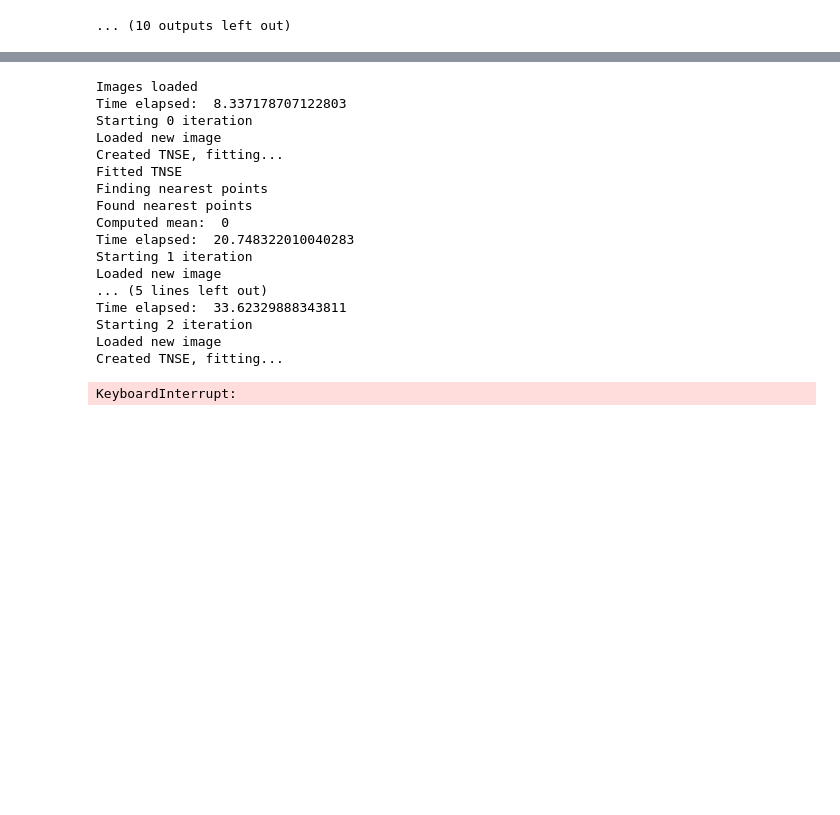
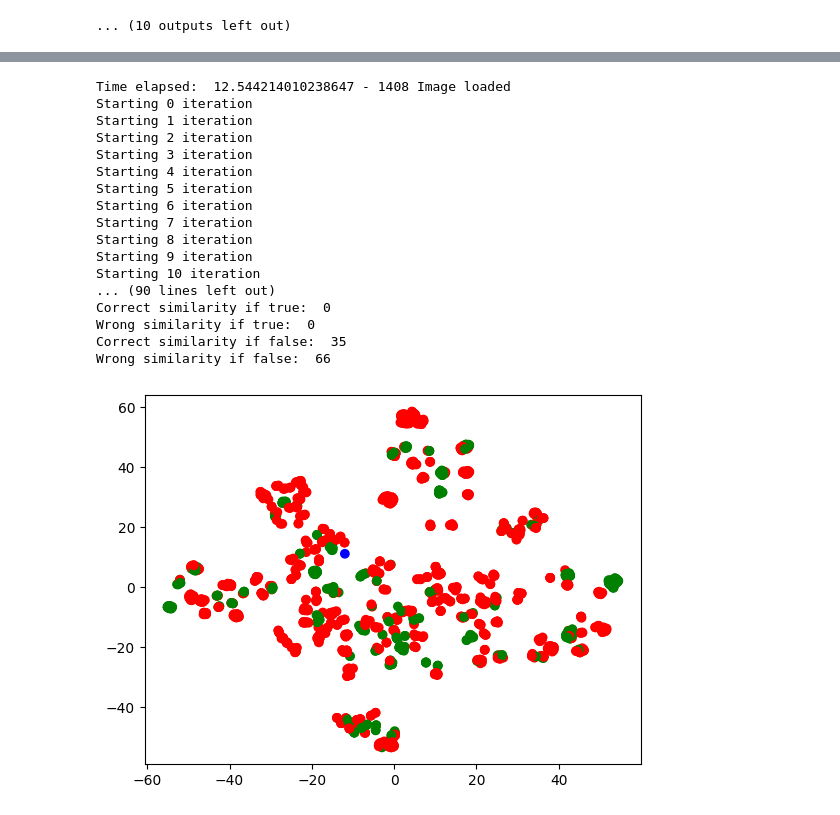
Before and after one commit to davidemodolo/Lung-Ultrasound-Image-Classifier, a Jupyter notebook: step_by_step_try.ipynb, the cells around one changed output, grey strips where cells are left out. Cells and saved outputs as stored; diff of their text form; code cells hidden in the pictures; blank space fills up the shorter version.

Commit message:
subset selected

```diff
--- a/step_by_step_try.ipynb
+++ b/step_by_step_try.ipynb
@@ -877,10 +934,17 @@ gc.enable()
 import time
 start = time.time()
 # Load the images and normalize them
-values = pd.read_csv("values_train.csv") #sm0, sm1, sm2, sm3, correct
+values = pd.read_csv("values_train.csv")
+# create a subset of the values due to the time required to compute the t-SNE
+# the idea is to keep the same number of images for each patient (based on the score)
+# select the same number of images for each score for each patient in the test_patients
+
 images = []
 colors = []
 for path in values["path"].values:
+    # check if path in paths_df["path"].values
+    if path not in paths_df["path"].values:
+        continue
     image = cv2.imread(path)
     image = cv2.resize(image, (256, 256)) # Resize the image to a fixed size
     image = cv2.cvtColor(image, cv2.COLOR_BGR2RGB) # Convert BGR to RGB
@@ -891,13 +955,10 @@ for path in values["path"].values:
     else:
         colors.append("red")
     del image
-    if(len(images) == 1000):
-        break
 
-print("Images loaded")
-# get timer now
 end = time.time()
-print("Time elapsed: ", end - start)
+print("Time elapsed: ", end - start, "-",len(images), "Image loaded")
+
 test_values = pd.read_csv("values_test.csv")
 # test_values = pd.read_csv("wrong_preds_test.csv")
 # random_index = np.random.randint(0, len(test_values))
@@ -907,10 +968,10 @@ correct_sim_if_true = 0
 correct_sim_if_false = 0
 iterations = len(test_values["path"].values)
 # shuffle the test values
-# test_values = test_values.sample(frac=1).reset_index(drop=True)
-# for with tqdm
+test_values = test_values.sample(frac=1).reset_index(drop=True)
 for index in range(iterations):
     print(f"Starting {index} iteration")
+    # start = time.time()
     new_image = cv2.imread(test_values.iloc[index]["path"])
     new_image = cv2.resize(new_image, (256, 256)) # Resize the image to a fixed size
     new_image = cv2.cvtColor(new_image, cv2.COLOR_BGR2RGB) # Convert BGR to RGB
@@ -924,77 +985,77 @@ for index in range(iterations):
         new_image = np.array(new_image)
         new_image = new_image.reshape(1, -1)
         images_flattened[len(images_flattened)-1] = new_image
-    print("Loaded new image")
+    # print("Loaded new image")
 
     # Fit the t-SNE model on the flattened images
     tsne = TSNE(n_components=2, verbose=0, perplexity=30, n_iter=1000)
-    print("Created TNSE, fitting...")
+    # print("Created TNSE, fitting...")
     tsne_results = tsne.fit_transform(images_flattened)
-    print("Fitted TNSE")
+    # end = time.time()
+    # print("Time elapsed: ", end - start, "Fitted TNSE")
+    # start = time.time()
     # find the two closest images to the last one in the images array
-    print("Finding nearest points")
+    # print("Finding nearest points")
     distances = np.linalg.norm(images_flattened[:-1] - images_flattened[-1], axis=1)
     nearest_points_number = 10
     nearest_points = images_flattened[np.argsort(distances)[:nearest_points_number]]
-    print("Found nearest points")
+    # print("Found nearest points")
     scores = []
     for i in range(len(nearest_points)):
         scores.append(values.iloc[np.argsort(distances)[i]]["true"])
     # print(scores)
     mean = int(np.mean(scores*2)/2)
-    # correctness = test_values.iloc[index]["correct"]
-    print("Computed mean: ", mean)
-    correctness = 0
+    correctness = test_values.iloc[index]["correct"]
+    # print("Computed mean: ", mean)
+    # correctness = 0
     if correctness == 1:
         if mean == test_values.iloc[index]["true"]:
             correct_sim_if_true += 1
         else:
             wrong_sim_if_true += 1
     else:
         if mean == test_values.iloc[index]["true"]:
             correct_sim_if_false += 1
         else:
             wrong_sim_if_false += 1
-    end = time.time()
-    print("Time elapsed: ", end - start)
-    # call garbage collector
-
+    # end = time.time()
+    # print("Time elapsed: ", end - start)
     if(index == 0):
         del images
     del new_image
     del tsne
     del scores
     del nearest_points
     gc.collect()
-    if(index == 100):
+    if(index == 400):
         break
 
 print("Correct similarity if true: ", correct_sim_if_true)
 print("Wrong similarity if true: ", wrong_sim_if_true)
 print("Correct similarity if false: ", correct_sim_if_false)
 print("Wrong similarity if false: ", wrong_sim_if_false)
 
 plt.scatter(tsne_results[:,0], tsne_results[:,1], c=colors)
 plt.show()
 # %% [output]
-Images loaded
-Time elapsed:  8.337178707122803
+Time elapsed:  12.544214010238647 - 1408 Image loaded
 Starting 0 iteration
-Loaded new image
-Created TNSE, fitting...
-Fitted TNSE
-Finding nearest points
-Found nearest points
-Computed mean:  0
-Time elapsed:  20.748322010040283
 Starting 1 iteration
-Loaded new image
-... (5 lines left out)
-Time elapsed:  33.62329888343811
 Starting 2 iteration
-Loaded new image
-Created TNSE, fitting...
+Starting 3 iteration
+Starting 4 iteration
+Starting 5 iteration
+Starting 6 iteration
+Starting 7 iteration
+Starting 8 iteration
+Starting 9 iteration
+Starting 10 iteration
+... (90 lines left out)
+Correct similarity if true:  0
+Wrong similarity if true:  0
+Correct similarity if false:  35
+Wrong similarity if false:  66
-KeyboardInterrupt:
+[figure, added]
 # %%
 # near-duplicate image search with Locality Sensitive Hashing
 # https://keras.io/examples/vision/near_dup_search/
```
Also changed, not shown: parts of 2 cells of this notebook.
